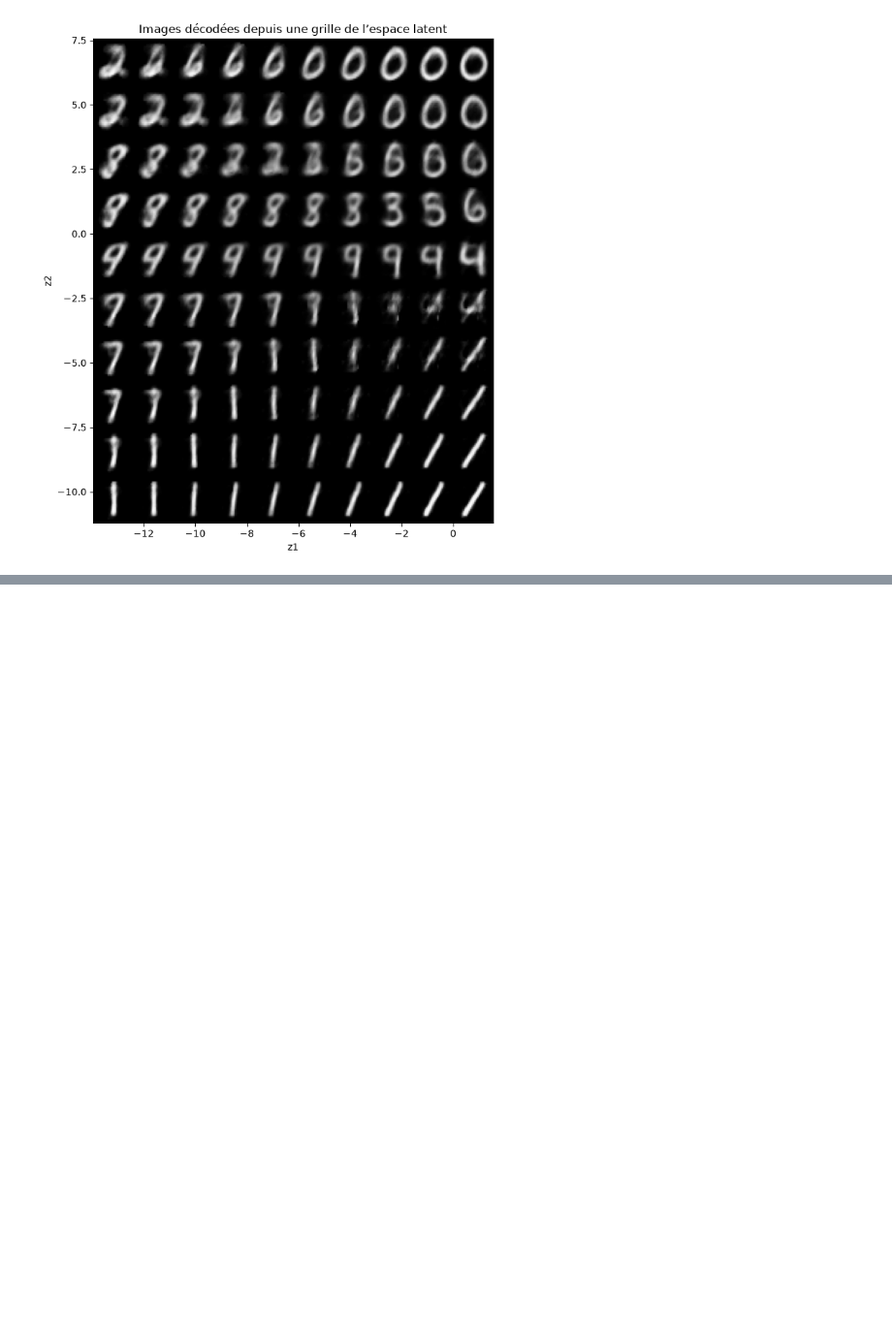
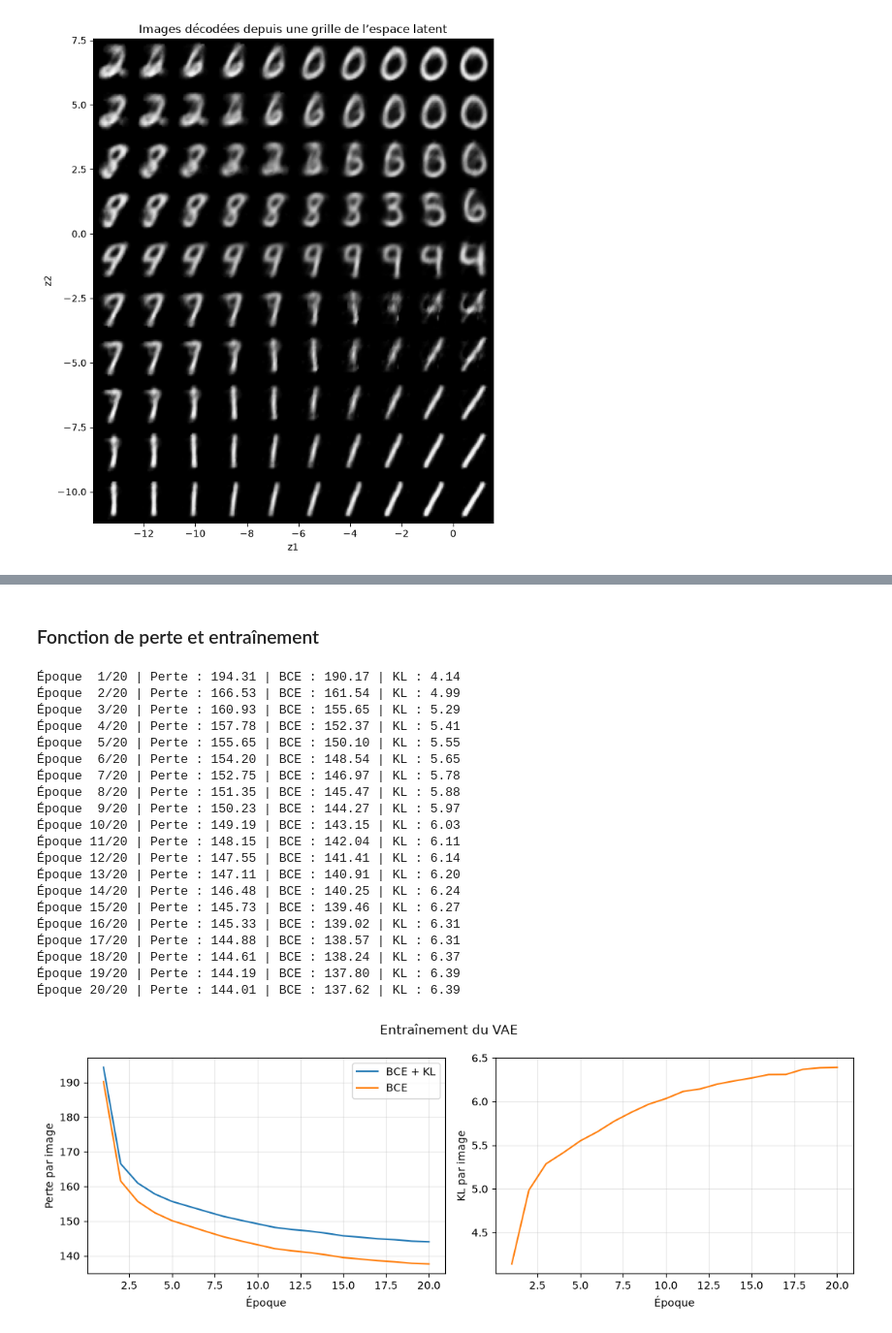
Before and after one commit to Seemo0/IAGEN-Activit-Pratique-N-2, a Jupyter notebook: Activite_2_MNIST.ipynb, the cells around one changed output, grey strips where cells are left out. Shown at 97% size. Drawn from its saved outputs; the diff is of its cells as text; code cells hidden in the pictures; blank space fills up the shorter version.

```diff
--- a/Activite_2_MNIST.ipynb
+++ b/Activite_2_MNIST.ipynb
@@ -435,0 +503,73 @@ plt.show()
+# %% [markdown]
+### Fonction de perte et entraînement
+# %%
+def vae_loss(reconstructions, images, mu, logvar, beta=1.0):
+    reconstruction_loss = F.binary_cross_entropy(
+        reconstructions, images, reduction="sum"
+    )
+    kl_loss = -0.5 * torch.sum(1 + logvar - mu.square() - logvar.exp())
+    return reconstruction_loss + beta * kl_loss, reconstruction_loss, kl_loss
+
+vae_epochs = 20
+beta = 1.0
+vae_optimizer = torch.optim.Adam(vae.parameters(), lr=1e-3)
+vae_history = {"total": [], "reconstruction": [], "kl": []}
+
+for epoch in range(vae_epochs):
+    vae.train()
+    total_loss = total_rec = total_kl = 0.0
+    for images, _ in train_loader:
+        images = images.to(device)
+        vae_optimizer.zero_grad()
+        reconstructions, mu, logvar = vae(images)
+        loss, rec, kl = vae_loss(reconstructions, images, mu, logvar, beta)
+        # La moyenne par image sert à la rétropropagation.
+        (loss / images.size(0)).backward()
+        vae_optimizer.step()
+        total_loss += loss.item()
+        total_rec += rec.item()
+        total_kl += kl.item()
+
+    n = len(train_dataset)
+    vae_history["total"].append(total_loss / n)
+    vae_history["reconstruction"].append(total_rec / n)
+    vae_history["kl"].append(total_kl / n)
+    print(f"Époque {epoch + 1:2d}/{vae_epochs} | Perte : {total_loss/n:.2f} | "
+          f"BCE : {total_rec/n:.2f} | KL : {total_kl/n:.2f}")
+
+fig, axes = plt.subplots(1, 2, figsize=(11, 4))
+steps = range(1, vae_epochs + 1)
+axes[0].plot(steps, vae_history["total"], label="BCE + KL")
+axes[0].plot(steps, vae_history["reconstruction"], label="BCE")
+axes[0].set_ylabel("Perte par image")
+axes[0].legend()
+axes[1].plot(steps, vae_history["kl"], color="tab:orange")
+axes[1].set_ylabel("KL par image")
+for ax in axes:
+    ax.set_xlabel("Époque")
+    ax.grid(alpha=0.3)
+fig.suptitle("Entraînement du VAE")
+plt.tight_layout()
+plt.show()
+# %% [output]
+Époque  1/20 | Perte : 194.31 | BCE : 190.17 | KL : 4.14
+Époque  2/20 | Perte : 166.53 | BCE : 161.54 | KL : 4.99
+Époque  3/20 | Perte : 160.93 | BCE : 155.65 | KL : 5.29
+Époque  4/20 | Perte : 157.78 | BCE : 152.37 | KL : 5.41
+Époque  5/20 | Perte : 155.65 | BCE : 150.10 | KL : 5.55
+Époque  6/20 | Perte : 154.20 | BCE : 148.54 | KL : 5.65
+Époque  7/20 | Perte : 152.75 | BCE : 146.97 | KL : 5.78
+Époque  8/20 | Perte : 151.35 | BCE : 145.47 | KL : 5.88
+Époque  9/20 | Perte : 150.23 | BCE : 144.27 | KL : 5.97
+Époque 10/20 | Perte : 149.19 | BCE : 143.15 | KL : 6.03
+Époque 11/20 | Perte : 148.15 | BCE : 142.04 | KL : 6.11
+Époque 12/20 | Perte : 147.55 | BCE : 141.41 | KL : 6.14
+Époque 13/20 | Perte : 147.11 | BCE : 140.91 | KL : 6.20
+Époque 14/20 | Perte : 146.48 | BCE : 140.25 | KL : 6.24
+Époque 15/20 | Perte : 145.73 | BCE : 139.46 | KL : 6.27
+Époque 16/20 | Perte : 145.33 | BCE : 139.02 | KL : 6.31
+Époque 17/20 | Perte : 144.88 | BCE : 138.57 | KL : 6.31
+Époque 18/20 | Perte : 144.61 | BCE : 138.24 | KL : 6.37
+Époque 19/20 | Perte : 144.19 | BCE : 137.80 | KL : 6.39
+Époque 20/20 | Perte : 144.01 | BCE : 137.62 | KL : 6.39
+[figure, added]
```
Also changed, not shown: parts of 14 cells of this notebook.
